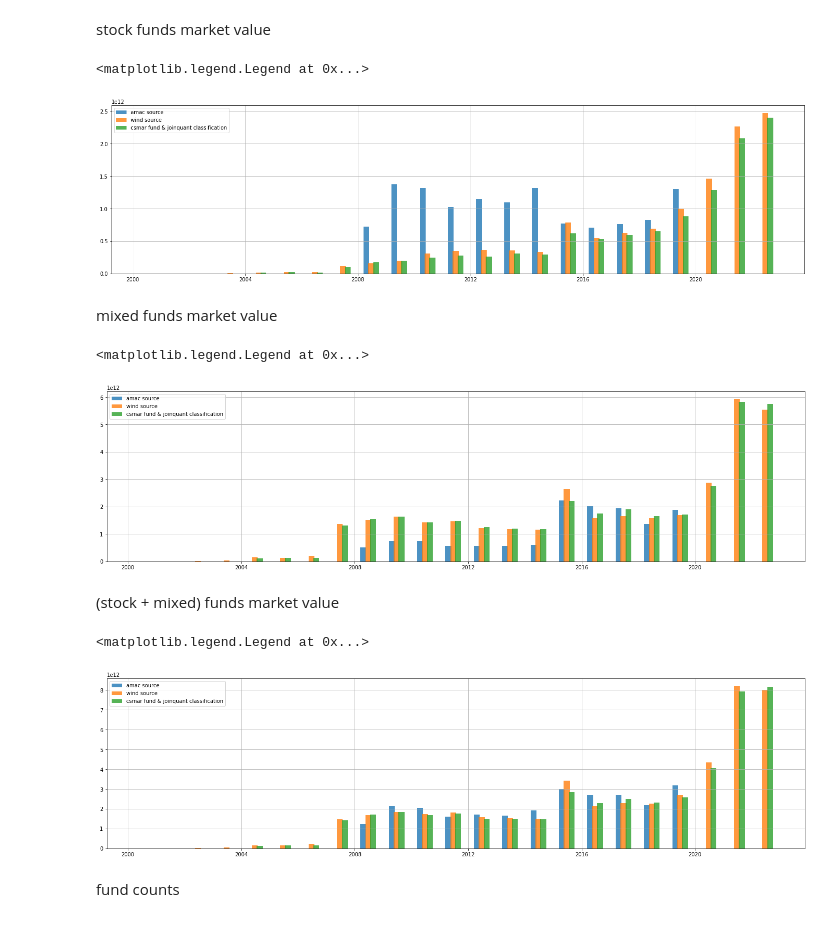
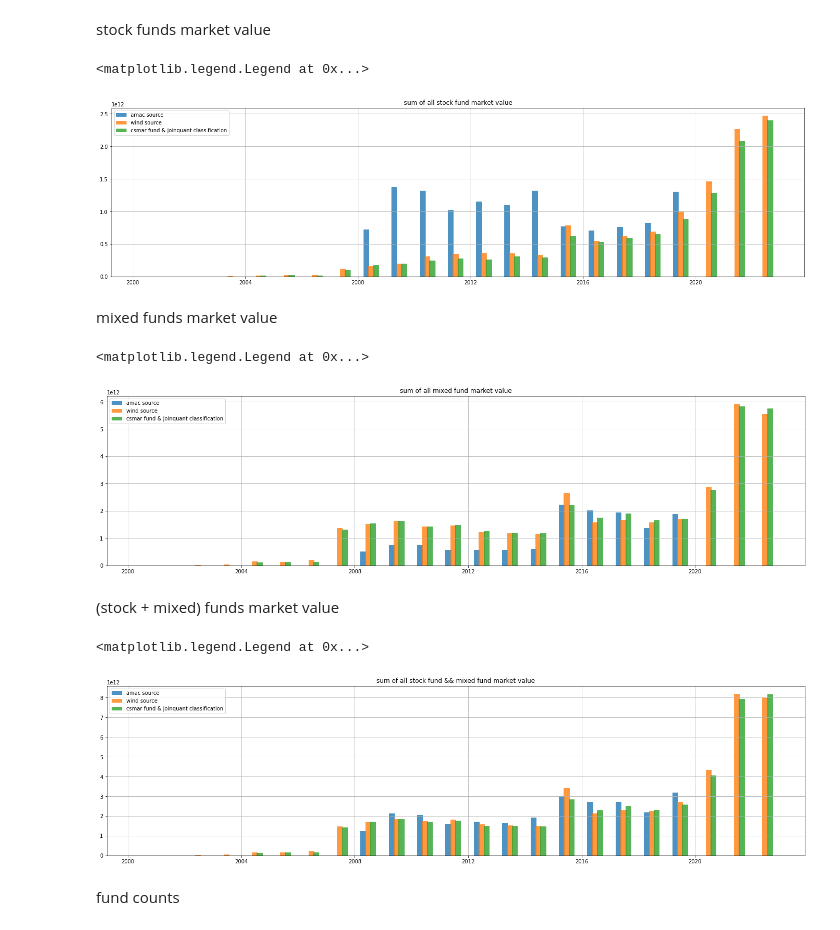
Before and after one commit to dacianpeng/mutual-fund-effective-or-not-Evidence-from-China, a Jupyter notebook: joinquant.ipynb, the cells around one changed output. Drawn from its saved outputs; the diff is of its cells as text; code cells hidden in the pictures.

```diff
--- a/joinquant.ipynb
+++ b/joinquant.ipynb
@@ -217,13 +206,14 @@ stock funds market value
 # %%
 plt.figure(figsize=(24, 6))
 plt.bar(amac.股票基金.index - pd.Timedelta('10W'), amac.股票基金.values * 1e8, width=75, label='amac source', alpha=.8)
 plt.bar(wind_stock_fund_mkt_value.index - pd.Timedelta('1W'), wind_stock_fund_mkt_value.values, width=75, label='wind source', alpha=.8)
 plt.bar(csmar_stock_mkt_value_jq_classify.index + pd.Timedelta('8W'), csmar_stock_mkt_value_jq_classify.values, width=75, label='csmar fund & joinquant classification', alpha=.8)
 plt.grid()
+plt.title('sum of all stock fund market value')
 plt.legend()
 # %% [output]
 <matplotlib.legend.Legend at 0x...>
-[figure, old version]
+[figure, new version]
 # %% [markdown]
 mixed funds market value
 # %%
@@ -232,10 +222,11 @@ plt.bar(amac.混合基金.index - pd.Timedelta('10W'), amac.混合基金.values
 plt.bar(wind_mixed_fund_mkt_value.index - pd.Timedelta('1W'), wind_mixed_fund_mkt_value.values, width=75, label='wind source', alpha=.8)
 plt.bar(csmar_mixed_mkt_value_jq_classify.index + pd.Timedelta('8W'), csmar_mixed_mkt_value_jq_classify.values, width=75, label='csmar fund & joinquant classification', alpha=.8)
 plt.grid()
+plt.title('sum of all mixed fund market value')
 plt.legend()
 # %% [output]
 <matplotlib.legend.Legend at 0x...>
-[figure, old version]
+[figure, new version]
 # %% [markdown]
 (stock + mixed) funds market value
 # %%
@@ -246,10 +237,11 @@ plt.bar(wind_mixed_fund_mkt_value.index - pd.Timedelta('1W'), \
 plt.bar(csmar_mixed_mkt_value_jq_classify.index + pd.Timedelta('8W'), \
      csmar_mixed_mkt_value_jq_classify.values + csmar_stock_mkt_value_jq_classify.values, width=75, label='csmar fund & joinquant classification', alpha=.8)
 plt.grid()
+plt.title('sum of all stock fund && mixed fund market value')
 plt.legend()
 # %% [output]
 <matplotlib.legend.Legend at 0x...>
-[figure, old version]
+[figure, new version]
 # %% [markdown]
 fund counts
 # %%
```
Also changed, not shown: parts of 62 cells of this notebook, 17 other files.
